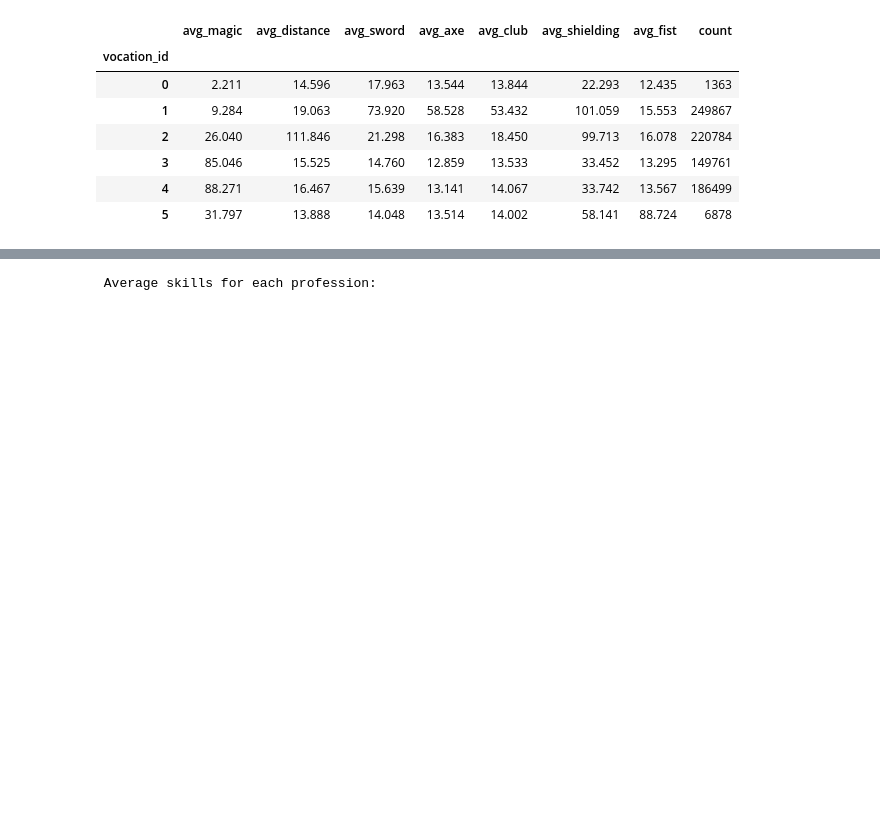
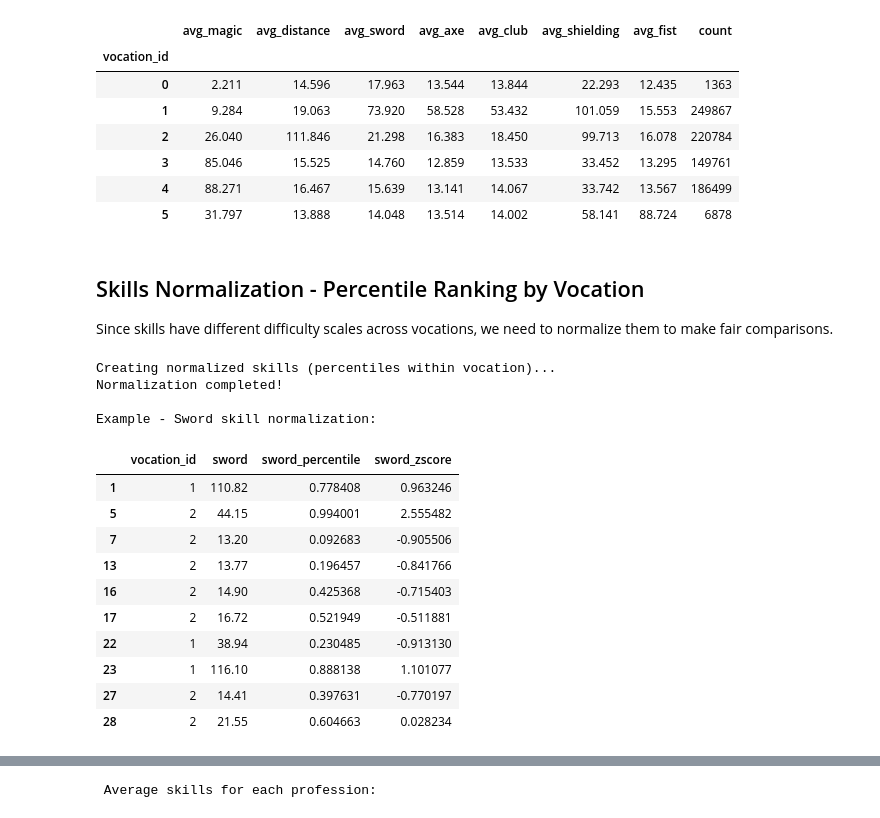
Before and after one commit to martynaottoni/tibia-auctions-analysis, a Jupyter notebook: notebooks/data_exploration.ipynb, the cells around one changed output, grey strips where cells are left out. Saved outputs shown, nothing was run; the diff lists cells and outputs as text; code cells hidden in the pictures; blank space fills up the shorter version.

```diff
--- a/notebooks/data_exploration.ipynb
+++ b/notebooks/data_exploration.ipynb
@@ -220,3 +220,46 @@ Average skills for each profession:
 | 3 | 85.046 | 15.525 | 14.760 | 12.859 | 13.533 | 33.452 | 13.295 | 149761 |
 | 4 | 88.271 | 16.467 | 15.639 | 13.141 | 14.067 | 33.742 | 13.567 | 186499 |
 | 5 | 31.797 | 13.888 | 14.048 | 13.514 | 14.002 | 58.141 | 88.724 | 6878 |
+# %% [markdown]
+## Skills Normalization - Percentile Ranking by Vocation
+
+Since skills have different difficulty scales across vocations, we need to normalize them to make fair comparisons.
+# %%
+
+skill_columns = ['magic', 'sword', 'axe', 'club', 'distance', 'shielding', 'fist']
+
+print("Creating normalized skills (percentiles within vocation)...")
+
+for skill in skill_columns:
+    # Create percentile ranking within each vocation
+    auctions_df[f'{skill}_percentile'] = auctions_df.groupby('vocation_id')[skill].rank(pct=True)
+
+    # Also create z-score normalization for comparison
+    auctions_df[f'{skill}_zscore'] = auctions_df.groupby('vocation_id')[skill].transform(
+        lambda x: (x - x.mean()) / x.std() if x.std() > 0 else 0  # DODANE: zabezpieczenie przed dzieleniem przez 0
+    )
+
+print("Normalization completed!")
+
+# Show example of normalization for sword skill
+print("\nExample - Sword skill normalization:")
+sample_data = auctions_df[auctions_df['vocation_id'].isin([1,2])][
+    ['vocation_id', 'sword', 'sword_percentile', 'sword_zscore']
+].head(10)
+display(sample_data)
+# %% [output]
+Creating normalized skills (percentiles within vocation)...
+Normalization completed!
+
+Example - Sword skill normalization:
+|  | vocation_id | sword | sword_percentile | sword_zscore |
+| 1 | 1 | 110.82 | 0.778408 | 0.963246 |
+| 5 | 2 | 44.15 | 0.994001 | 2.555482 |
+| 7 | 2 | 13.20 | 0.092683 | -0.905506 |
+| 13 | 2 | 13.77 | 0.196457 | -0.841766 |
+| 16 | 2 | 14.90 | 0.425368 | -0.715403 |
+| 17 | 2 | 16.72 | 0.521949 | -0.511881 |
+| 22 | 1 | 38.94 | 0.230485 | -0.913130 |
+| 23 | 1 | 116.10 | 0.888138 | 1.101077 |
+| 27 | 2 | 14.41 | 0.397631 | -0.770197 |
+| 28 | 2 | 21.55 | 0.604663 | 0.028234 |
```
Also changed, not shown: parts of 3 cells of this notebook, 1 other file.
